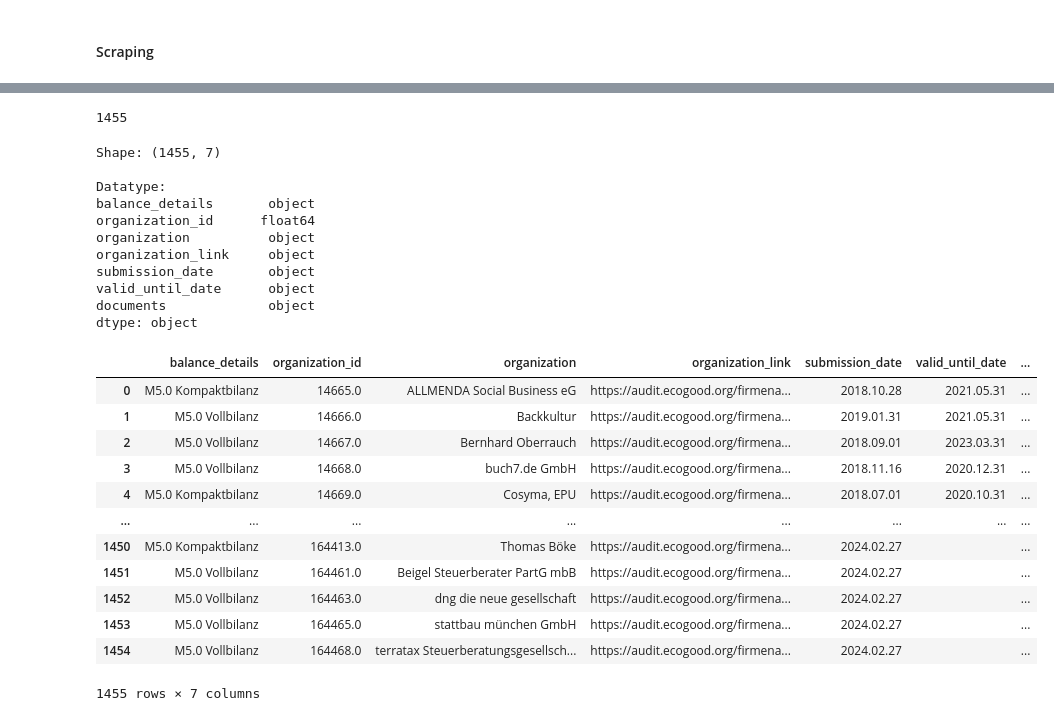
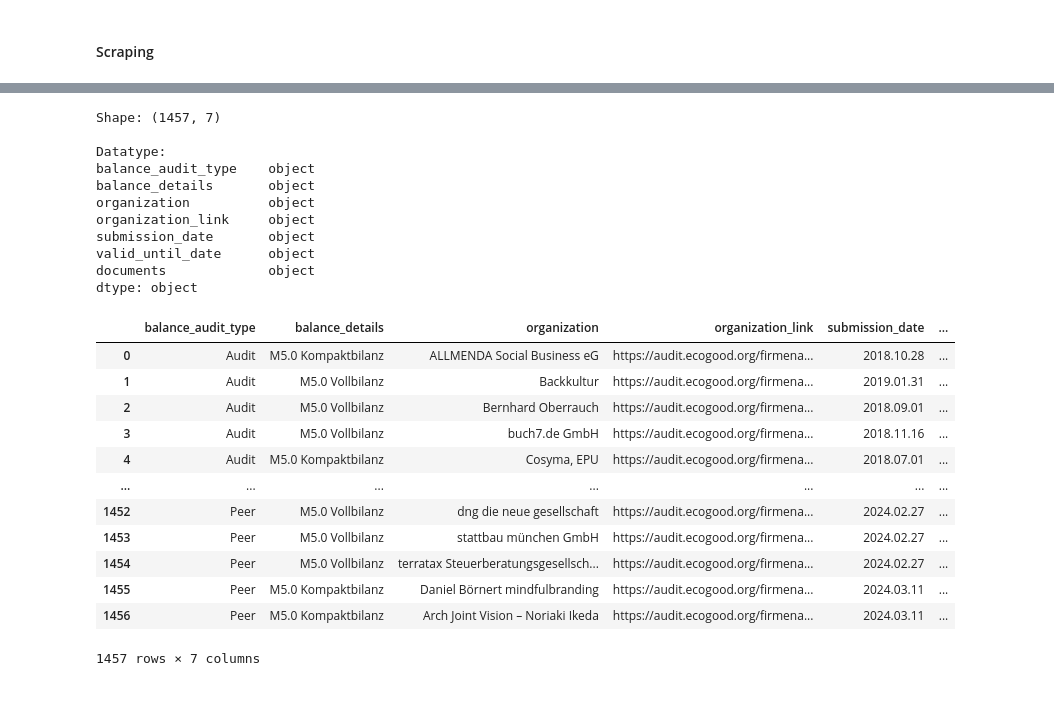
Before and after one commit to seblap86/economy-for-the-common-good, a Jupyter notebook: data/scraping/webscraping_ecg_database.ipynb, the cells around one changed output, grey strips where cells are left out. Saved outputs shown, nothing was run; the diff lists cells and outputs as text; code cells hidden in the pictures.

```diff
--- a/data/scraping/webscraping_ecg_database.ipynb
+++ b/data/scraping/webscraping_ecg_database.ipynb
@@ -1288,0 +1061,22 @@ list_of_score_dictionaries
+# %%
+# Delete rows with "YYYY" entries in organization (used by ecg admins for testing purposes)
+test_entries = ecg_org_df[ecg_org_df['organization'].str.contains('YYY')]
+if len(test_entries) >= 1:
+    print(f'{len(test_entries)} test entries detected. Deleted the following entries:')
+    display(test_entries)
+
+    ecg_org_df = ecg_org_df.drop(test_entries.index).reset_index(drop=True)
+
+else:
+    print('No test entries detected.')
+
+# Delete rows without any balance in the system
+no_balance_entries = ecg_org_df[ecg_org_df['balance_details'].isna()]
+if len(no_balance_entries) >= 1:
+    print(f'\n{len(no_balance_entries)} entries without any balance detected. Deleted the following entries:')
+    display(no_balance_entries)
+
+    ecg_org_df = ecg_org_df.drop(no_balance_entries.index).reset_index(drop=True)
+
+else:
+    print('\nNo entries without any balance in the system detected.')
@@ -1291,6 +1106,7 @@ list_of_score_dictionaries
 ecg_org_df = ecg_org_df[[
     'id',
     'organization',
+    'organization_link',
     'country_code',
     'country_name',
     'postal_code',
@@ -1511,11 +1333,12 @@ len(organization_links)
 #### Scraping
 # %%
 # Creating empty lists and dictionary
+balance_audit_types = []
 balance_details = []
 organizations = []
 organization_links = []
-submission_date = []
-valid_until_date = []
+submission_dates = []
+valid_until_dates = []
 documents = []
 # %%
 # Main scraping
@@ -1528,10 +1351,11 @@ for url in dynamic_audit_url_list:
     audit_data = audit_soup.select('table')[0]
 
     for row in audit_data.select('tbody tr'):
+        balance_audit_types.append('Audit')
         balance_details.append(row.get_text().strip().split('\n')[0])
         organizations.append(row.get_text().strip().split('\n')[4])
-        submission_date.append(row.get_text().strip().split('\n')[5])
-        valid_until_date.append(row.get_text().strip().split('\n')[6])
+        submission_dates.append(row.get_text().strip().split('\n')[5])
+        valid_until_dates.append(row.get_text().strip().split('\n')[6])
         documents.append(row.get_text().strip().split('\n')[7])
 
     for a in audit_data.find_all('a'):
@@ -1549,10 +1373,11 @@ for url in dynamic_peer_url_list:
     peer_data = peer_soup.select('table')[1]
 
     for row in peer_data.select('tbody tr'):
+        balance_audit_types.append('Peer')
         balance_details.append(row.get_text().strip().split('\n')[0])
         organizations.append(row.get_text().strip().split('\n')[4])
-        submission_date.append(row.get_text().strip().split('\n')[5])
-        valid_until_date.append(row.get_text().strip().split('\n')[6])
+        submission_dates.append(row.get_text().strip().split('\n')[5])
+        valid_until_dates.append(row.get_text().strip().split('\n')[6])
         documents.append(row.get_text().strip().split('\n')[7])
 
     for a in peer_data.find_all('a'):
@@ -1636,44 +1454,39 @@ Scraped 1400 links
-# %%
-organization_ids = organzation_ids
-len(organization_ids)
-# %% [output]
-1455
 # %%
 # Creating basic dataframe
 ecg_bal_df = pd.DataFrame({#'id': ids,
+                'balance_audit_type': balance_audit_types,
                 'balance_details': balance_details,
-                'organization_id': organization_ids,
                 'organization': organizations,
                 'organization_link': organization_links,
-                'submission_date': submission_date,
-                'valid_until_date': valid_until_date,
+                'submission_date': submission_dates,
+                'valid_until_date': valid_until_dates,
                 'documents': documents
                 })
 print(f'Shape: {ecg_bal_df.shape}\n')
 print(f'Datatype: \n{ecg_bal_df.dtypes}\n')
 display(ecg_bal_df)
 # %% [output]
-Shape: (1455, 7)
+Shape: (1457, 7)
 
 Datatype:
+balance_audit_type    object
 balance_details       object
-organization_id      float64
 organization          object
 organization_link     object
 submission_date       object
 valid_until_date      object
 documents             object
 dtype: object
-|  | balance_details | organization_id | organization | organization_link | submission_date | valid_until_date | ... |
-| 0 | M5.0 Kompaktbilanz | 14665.0 | ALLMENDA Social Business eG | https://audit.ecogood.org/firmena... | 2018.10.28 | 2021.05.31 | ... |
-| 1 | M5.0 Vollbilanz | 14666.0 | Backkultur | https://audit.ecogood.org/firmena... | 2019.01.31 | 2021.05.31 | ... |
-| 2 | M5.0 Vollbilanz | 14667.0 | Bernhard Oberrauch | https://audit.ecogood.org/firmena... | 2018.09.01 | 2023.03.31 | ... |
-| 3 | M5.0 Vollbilanz | 14668.0 | buch7.de GmbH | https://audit.ecogood.org/firmena... | 2018.11.16 | 2020.12.31 | ... |
-| 4 | M5.0 Kompaktbilanz | 14669.0 | Cosyma, EPU | https://audit.ecogood.org/firmena... | 2018.07.01 | 2020.10.31 | ... |
-| ... | ... | ... | ... | ... | ... | ... | ... |
-| 1450 | M5.0 Kompaktbilanz | 164413.0 | Thomas Böke | https://audit.ecogood.org/firmena... | 2024.02.27 |  | ... |
-| 1451 | M5.0 Vollbilanz | 164461.0 | Beigel Steuerberater PartG mbB | https://audit.ecogood.org/firmena... | 2024.02.27 |  | ... |
-| 1452 | M5.0 Vollbilanz | 164463.0 | dng die neue gesellschaft | https://audit.ecogood.org/firmena... | 2024.02.27 |  | ... |
-| 1453 | M5.0 Vollbilanz | 164465.0 | stattbau münchen GmbH | https://audit.ecogood.org/firmena... | 2024.02.27 |  | ... |
-| 1454 | M5.0 Vollbilanz | 164468.0 | terratax Steuerberatungsgesellsch... | https://audit.ecogood.org/firmena... | 2024.02.27 |  | ... |
+|  | balance_audit_type | balance_details | organization | organization_link | submission_date | ... |
+| 0 | Audit | M5.0 Kompaktbilanz | ALLMENDA Social Business eG | https://audit.ecogood.org/firmena... | 2018.10.28 | ... |
+| 1 | Audit | M5.0 Vollbilanz | Backkultur | https://audit.ecogood.org/firmena... | 2019.01.31 | ... |
+| 2 | Audit | M5.0 Vollbilanz | Bernhard Oberrauch | https://audit.ecogood.org/firmena... | 2018.09.01 | ... |
+| 3 | Audit | M5.0 Vollbilanz | buch7.de GmbH | https://audit.ecogood.org/firmena... | 2018.11.16 | ... |
+| 4 | Audit | M5.0 Kompaktbilanz | Cosyma, EPU | https://audit.ecogood.org/firmena... | 2018.07.01 | ... |
+| ... | ... | ... | ... | ... | ... | ... |
+| 1452 | Peer | M5.0 Vollbilanz | dng die neue gesellschaft | https://audit.ecogood.org/firmena... | 2024.02.27 | ... |
+| 1453 | Peer | M5.0 Vollbilanz | stattbau münchen GmbH | https://audit.ecogood.org/firmena... | 2024.02.27 | ... |
+| 1454 | Peer | M5.0 Vollbilanz | terratax Steuerberatungsgesellsch... | https://audit.ecogood.org/firmena... | 2024.02.27 | ... |
+| 1455 | Peer | M5.0 Kompaktbilanz | Daniel Börnert mindfulbranding | https://audit.ecogood.org/firmena... | 2024.03.11 | ... |
+| 1456 | Peer | M5.0 Kompaktbilanz | Arch Joint Vision – Noriaki Ikeda | https://audit.ecogood.org/firmena... | 2024.03.11 | ... |
-1455 rows × 7 columns
+1457 rows × 7 columns
```
Also changed, not shown: parts of 78 cells of this notebook.
